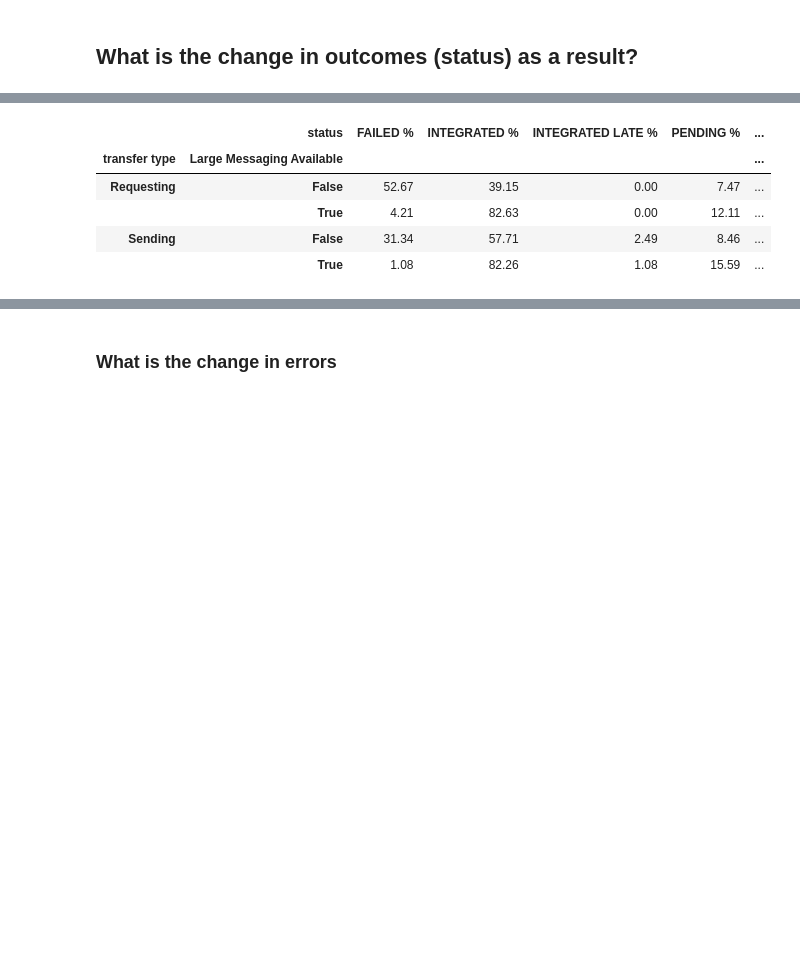
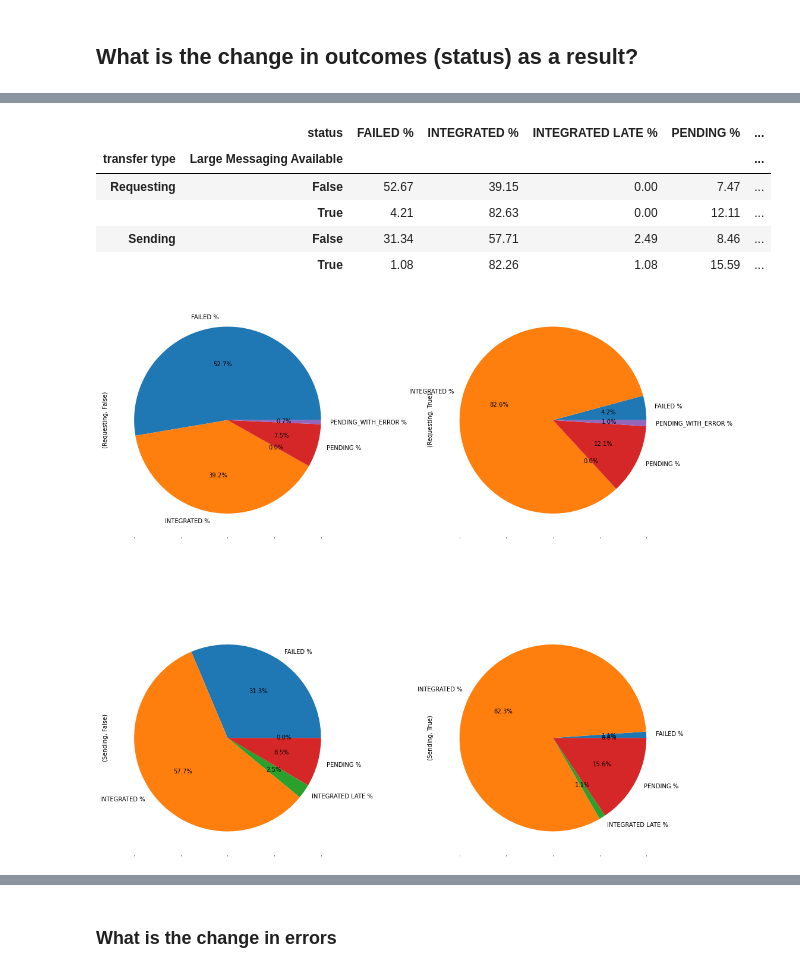
Before and after one commit to nhsconnect/prm-gp2gp-data-sandbox, a Jupyter notebook: notebooks/28-PRMT-1475--impact-LM-vision-practices.ipynb, the cells around one changed output, grey strips where cells are left out. Cells and saved outputs as stored; diff of their text form; code cells hidden in the pictures; blank space fills up the shorter version.

```diff
--- a/notebooks/28-PRMT-1475--impact-LM-vision-practices.ipynb
+++ b/notebooks/28-PRMT-1475--impact-LM-vision-practices.ipynb
@@ -170,14 +166,15 @@ high_level_table
 # %%
 mid_level_table=outcomes_pc_table(relevant_transfers,['transfer type','Large Messaging Available'])
-#mid_level_table.T.plot.pie(subplots=True,layout=(2,2),figsize=(15,15),legend=False,autopct='%1.1f%%')
-#plt.tight_layout()
+mid_level_table.T.plot.pie(subplots=True,layout=(2,2),figsize=(15,15),legend=False,autopct='%1.1f%%')
+plt.tight_layout()
 mid_level_table
 # %% [output]
 |  | status | FAILED % | INTEGRATED % | INTEGRATED LATE % | PENDING % | ... |
 | transfer type | Large Messaging Available |  |  |  |  | ... |
 | Requesting | False | 52.67 | 39.15 | 0.00 | 7.47 | ... |
 |  | True | 4.21 | 82.63 | 0.00 | 12.11 | ... |
 | Sending | False | 31.34 | 57.71 | 2.49 | 8.46 | ... |
 |  | True | 1.08 | 82.26 | 1.08 | 15.59 | ... |
+[figure, added]
 # %%
 granular_table=outcomes_pc_table(relevant_transfers,["practice",'transfer type','Large Messaging Available'],percentage=False)
```
Also changed, not shown: parts of 7 cells of this notebook.
